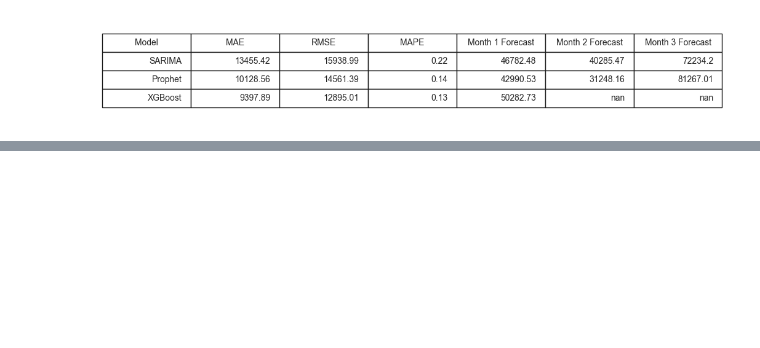
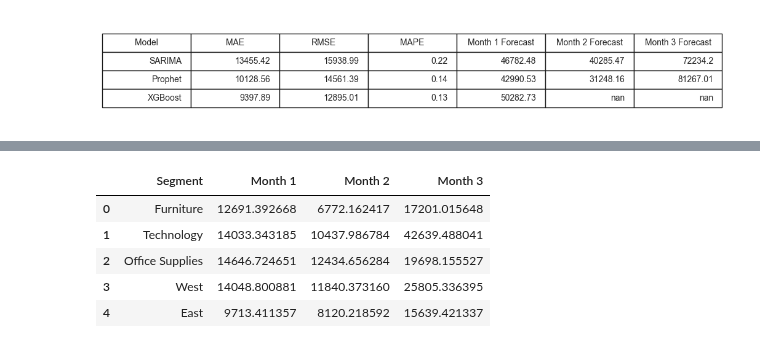
Before and after one commit to Aanya2806/sales-demand-intelligence-system, a Jupyter notebook: analysis.ipynb, the cells around one changed output, grey strips where cells are left out. Saved outputs shown, nothing was run; the diff lists cells and outputs as text; code cells hidden in the pictures; blank space fills up the shorter version.

```diff
--- a/analysis.ipynb
+++ b/analysis.ipynb
@@ -1194,0 +1327,42 @@ plt.show()
+# %%
+#Forecast table
+
+forecast_summary = pd.DataFrame({
+    "Segment":[
+        "Furniture",
+        "Technology",
+        "Office Supplies",
+        "West",
+        "East"
+    ],
+    "Month 1":[
+        furniture_future["yhat"].iloc[0],
+        technology_future["yhat"].iloc[0],
+        office_future["yhat"].iloc[0],
+        west_future["yhat"].iloc[0],
+        east_future["yhat"].iloc[0]
+    ],
+    "Month 2":[
+        furniture_future["yhat"].iloc[1],
+        technology_future["yhat"].iloc[1],
+        office_future["yhat"].iloc[1],
+        west_future["yhat"].iloc[1],
+        east_future["yhat"].iloc[1]
+    ],
+    "Month 3":[
+        furniture_future["yhat"].iloc[2],
+        technology_future["yhat"].iloc[2],
+        office_future["yhat"].iloc[2],
+        west_future["yhat"].iloc[2],
+        east_future["yhat"].iloc[2]
+    ]
+})
+
+forecast_summary
+# %% [output]
+|  | Segment | Month 1 | Month 2 | Month 3 |
+| 0 | Furniture | 12691.392668 | 6772.162417 | 17201.015648 |
+| 1 | Technology | 14033.343185 | 10437.986784 | 42639.488041 |
+| 2 | Office Supplies | 14646.724651 | 12434.656284 | 19698.155527 |
+| 3 | West | 14048.800881 | 11840.373160 | 25805.336395 |
+| 4 | East | 9713.411357 | 8120.218592 | 15639.421337 |
```
Also changed, not shown: parts of 8 cells of this notebook, 2 other files.
